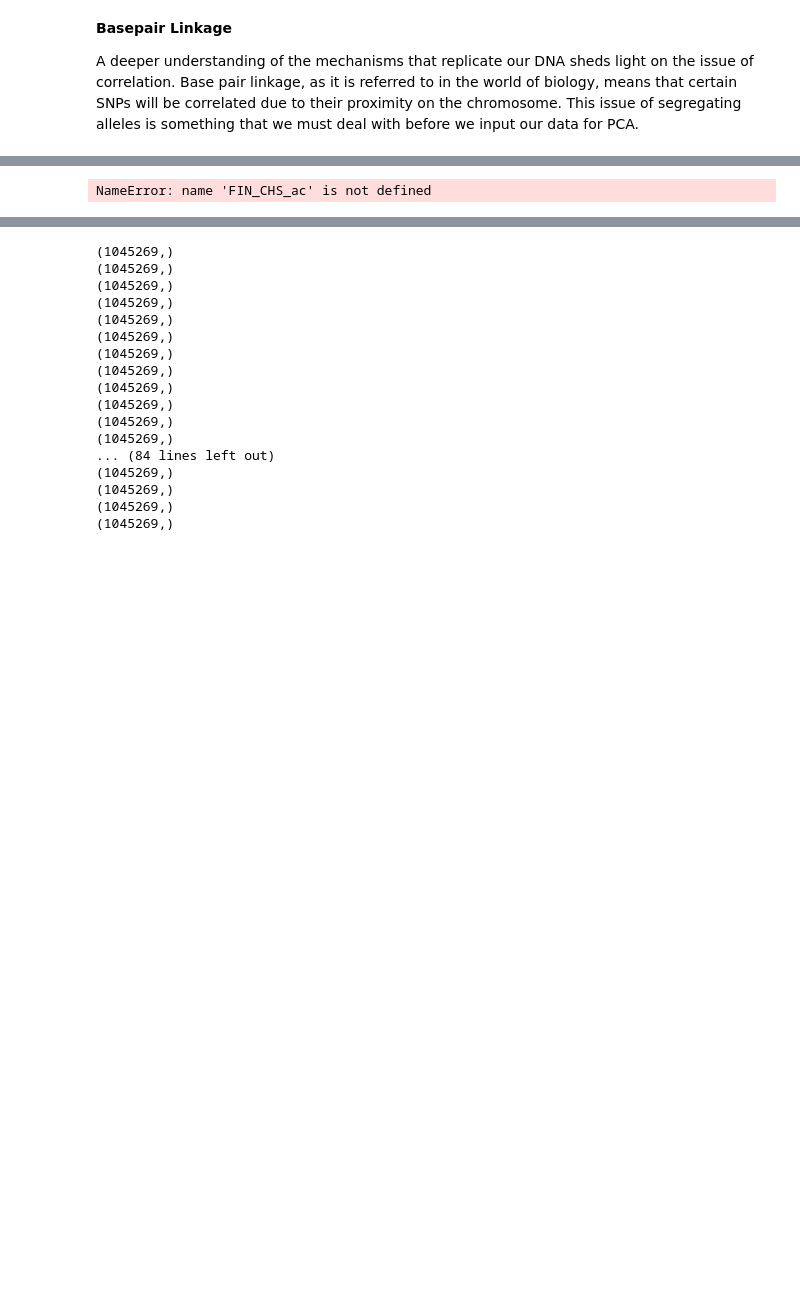
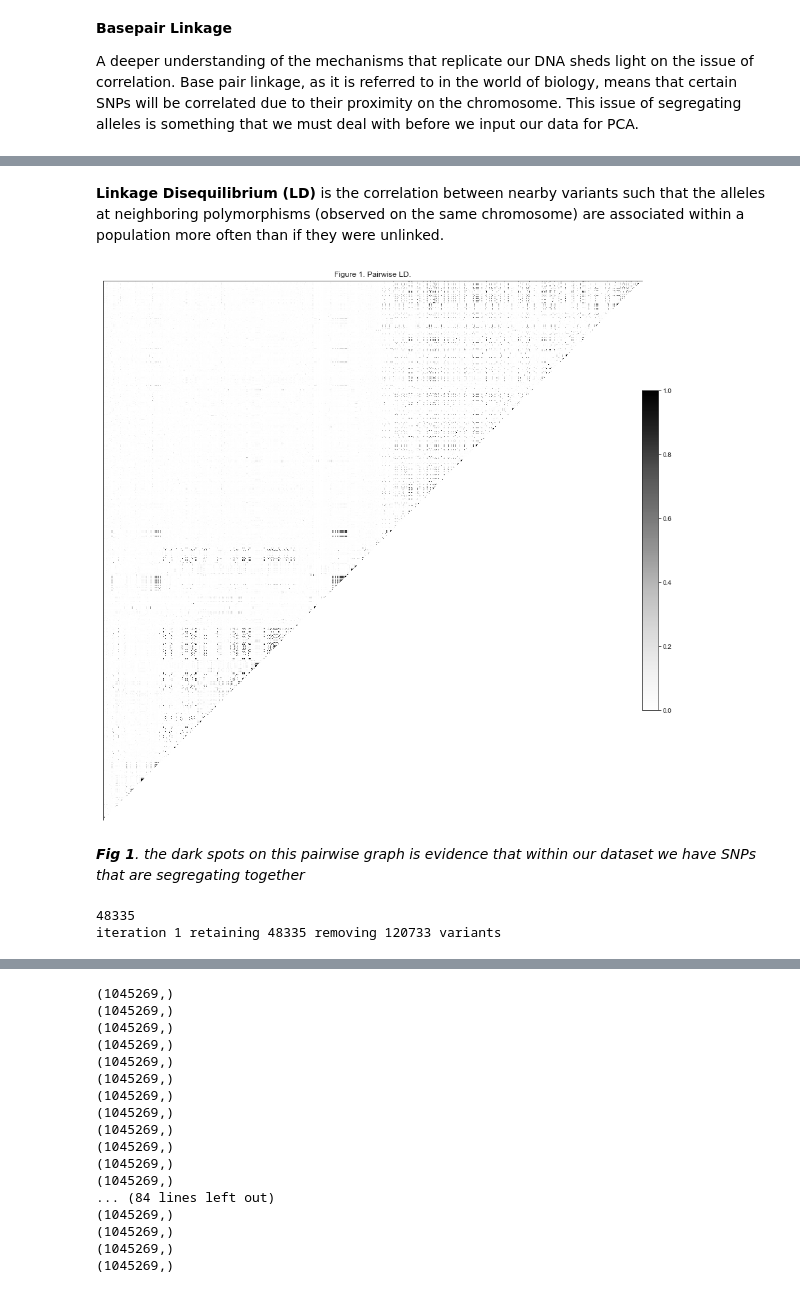
Before and after one commit to agaujean9/Genomics_Project, a Jupyter notebook: PCA.ipynb, the cells around one changed output, grey strips where cells are left out. Cells and saved outputs as stored; diff of their text form; code cells hidden in the pictures; blank space fills up the shorter version.

```diff
--- a/PCA.ipynb
+++ b/PCA.ipynb
@@ -13,6 +13,11 @@ import scipy
 import vcf
 import allel
 import sys
+import random
+random.seed(42)
+import time
+sns.set_style('white')
+sns.set_style('ticks')
 np.set_printoptions(threshold=sys.maxsize)
 # %%
 #load in our pickled data that contains population_dict samples
@@ -141,6 +144,2 @@ pca_selection = FIN_CHS_ac[:, :2].min(axis=1) > 1
-# %%
-#compress our file to only include the varaint locations that we successfully filtered out which contained variation at a specific location
-pop_ac_filtered = FIN_CHS_ac.compress(pca_selection, axis = 0)
-pop_ac_filtered
-# %% [output]
-NameError: name 'FIN_CHS_ac' is not defined
+# %% [markdown]
+__Linkage Disequilibrium (LD)__  is the correlation between nearby variants such that the alleles at neighboring polymorphisms (observed on the same chromosome) are associated within a population more often than if they were unlinked.
@@ -146,0 +149,13 @@ NameError: name 'FIN_CHS_ac' is not defined
+# %%
+#define a function that examines the linkage between SNPs in our sample through allel.rogers_huff_r method which is used to calculate variants that segregate together
+def plot_ld(gn, title):
+    m = allel.rogers_huff_r(gn) ** 2
+    ax = aplot.pairwise_ld(m)
+    ax.set_title(title)
+# %%
+#examine a slice of our filtered_gt array where the dark spots represent a large value for our rogers_huff_r value which determines gene linkage
+plot_ld(FIN_CHS_gt_filtered[:1000], 'Figure 1. Pairwise LD.')
+# %% [output]
+[figure, added]
+# %% [markdown]
+*__Fig 1__. the dark spots on this pairwise graph is evidence that within our dataset we have SNPs that are segregating together*
@@ -146,0 +173,6 @@ NameError: name 'FIN_CHS_ac' is not defined
+# %%
+#use a window size of 50 and step of 20 SNPs with a threshold of .1 for our r^2 value according to Rogers & Huff (2008)
+FIN_CHS_gt_prune = ld_prune(FIN_CHS_gt_filtered, size=50, step=20, threshold=.1, n_iter=1)
+# %% [output]
+48335
+iteration 1 retaining 48335 removing 120733 variants
```
Also changed, not shown: parts of 18 cells of this notebook.
